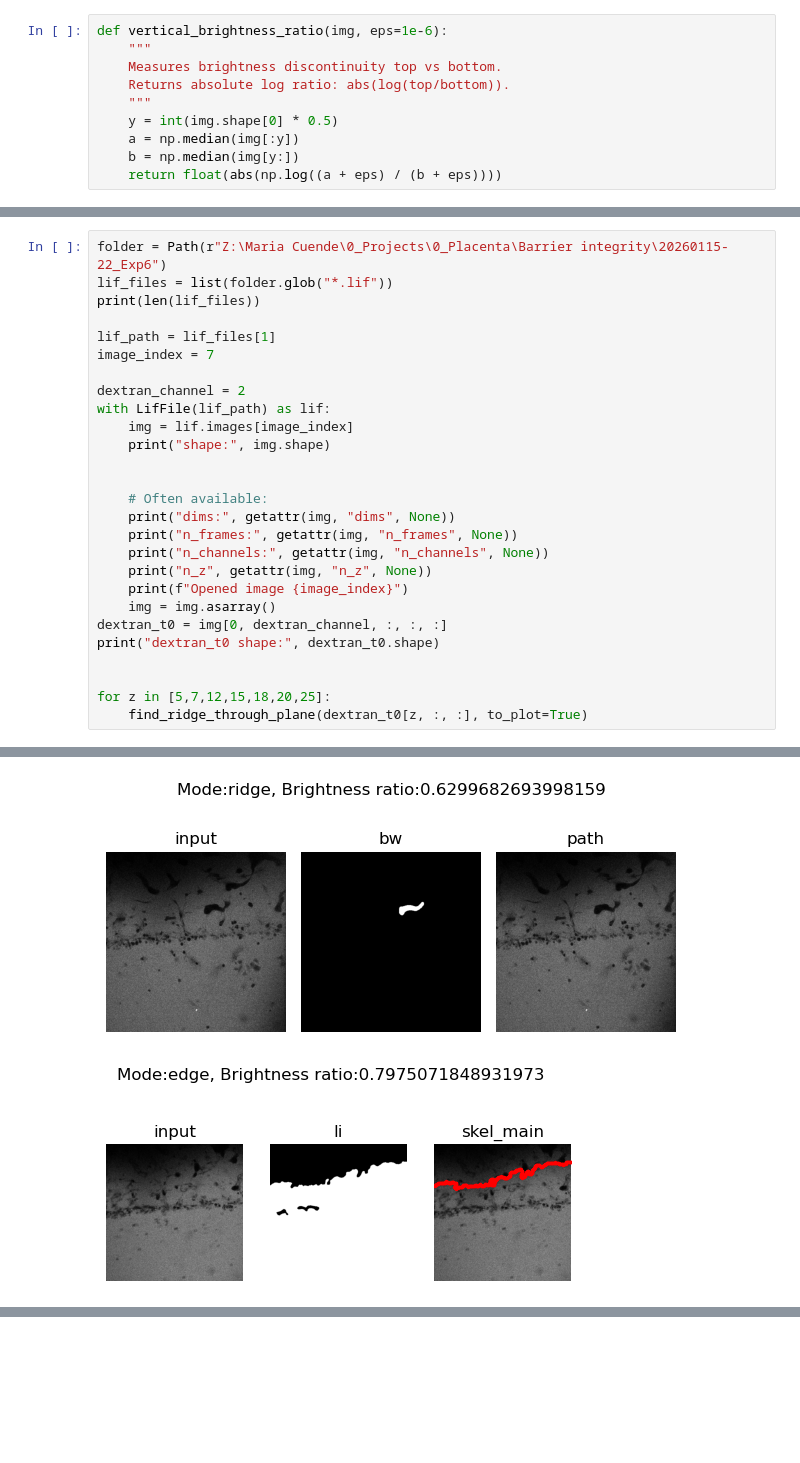
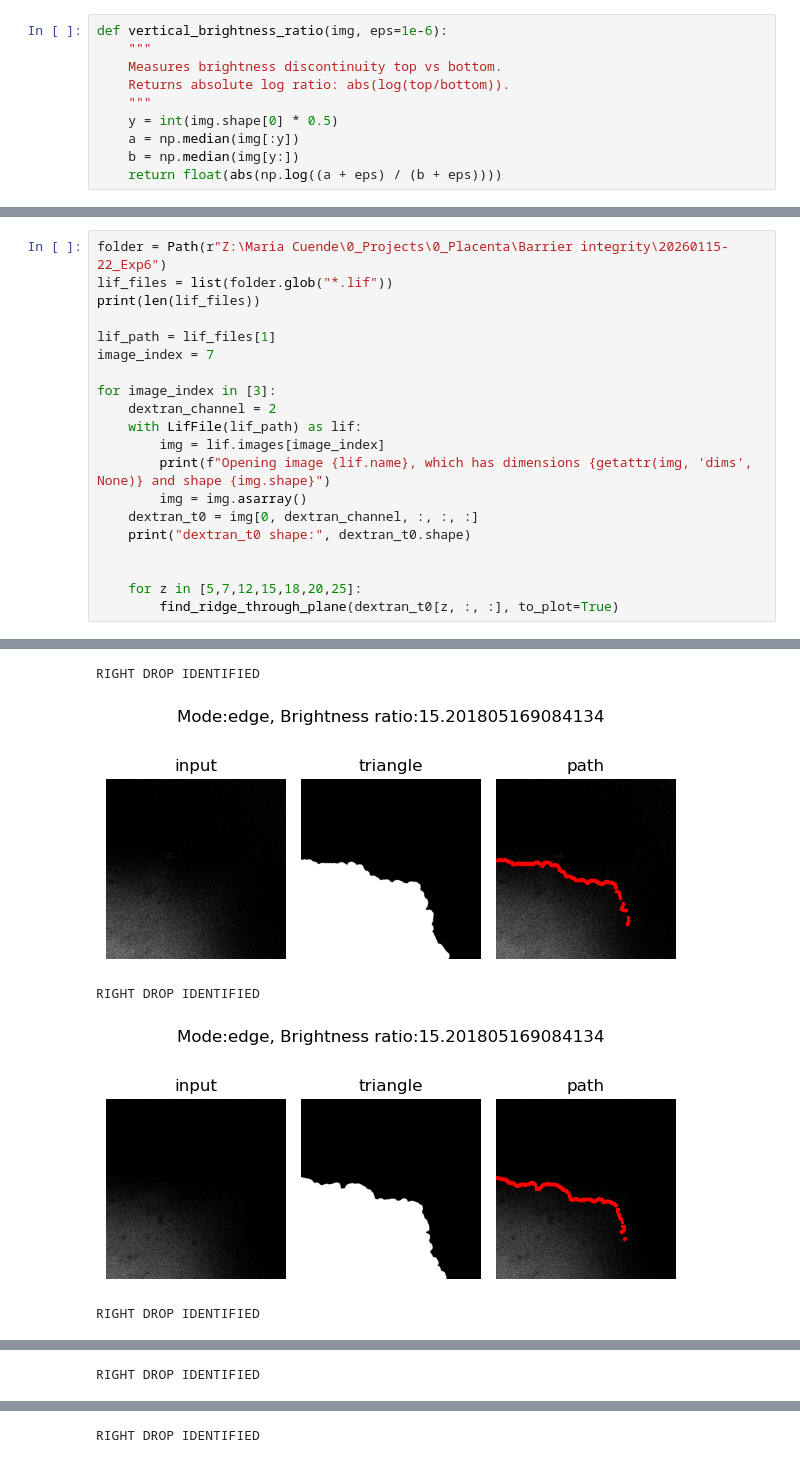
Before and after one commit to isobelth/image_quantification, a Jupyter notebook: Vasculature/placenta_perfusion.ipynb, the cells around one changed output, grey strips where cells are left out. Cells and saved outputs as stored; diff of their text form; blank space fills up the shorter version.

Commit message:
working to identify strong drop regions, but poor extrapolation

```diff
--- a/Vasculature/placenta_perfusion.ipynb
+++ b/Vasculature/placenta_perfusion.ipynb
@@ -374,24 +405,17 @@ print(len(lif_files))
 lif_path = lif_files[1]
 image_index = 7
 
-dextran_channel = 2
-with LifFile(lif_path) as lif:
-    img = lif.images[image_index]
-    print("shape:", img.shape)
+for image_index in [3]:
+    dextran_channel = 2
+    with LifFile(lif_path) as lif:
+        img = lif.images[image_index]
+        print(f"Opening image {lif.name}, which has dimensions {getattr(img, 'dims', None)} and shape {img.shape}")
+        img = img.asarray()
+    dextran_t0 = img[0, dextran_channel, :, :, :]
+    print("dextran_t0 shape:", dextran_t0.shape)
 
 
-    # Often available:
-    print("dims:", getattr(img, "dims", None))
-    print("n_frames:", getattr(img, "n_frames", None))
-    print("n_channels:", getattr(img, "n_channels", None))
-    print("n_z", getattr(img, "n_z", None))
-    print(f"Opened image {image_index}")
-    img = img.asarray()
-dextran_t0 = img[0, dextran_channel, :, :, :]
-print("dextran_t0 shape:", dextran_t0.shape)
-
-
-for z in [5,7,12,15,18,20,25]:
-    find_ridge_through_plane(dextran_t0[z, :, :], to_plot=True)
+    for z in [5,7,12,15,18,20,25]:
+        find_ridge_through_plane(dextran_t0[z, :, :], to_plot=True)
 # %% [output]
 2
@@ -406,2 +426,5 @@ dextran_t0 shape: (41, 512, 512)
+RIGHT DROP IDENTIFIED
-[figure, old version]
+[figure, new version]
+RIGHT DROP IDENTIFIED
-[figure, old version]
+[figure, new version]
+RIGHT DROP IDENTIFIED
@@ -408,0 +432 @@ dextran_t0 shape: (41, 512, 512)
+RIGHT DROP IDENTIFIED
@@ -409,0 +434 @@ dextran_t0 shape: (41, 512, 512)
+RIGHT DROP IDENTIFIED
```
Also changed, not shown: parts of 5 cells of this notebook.
